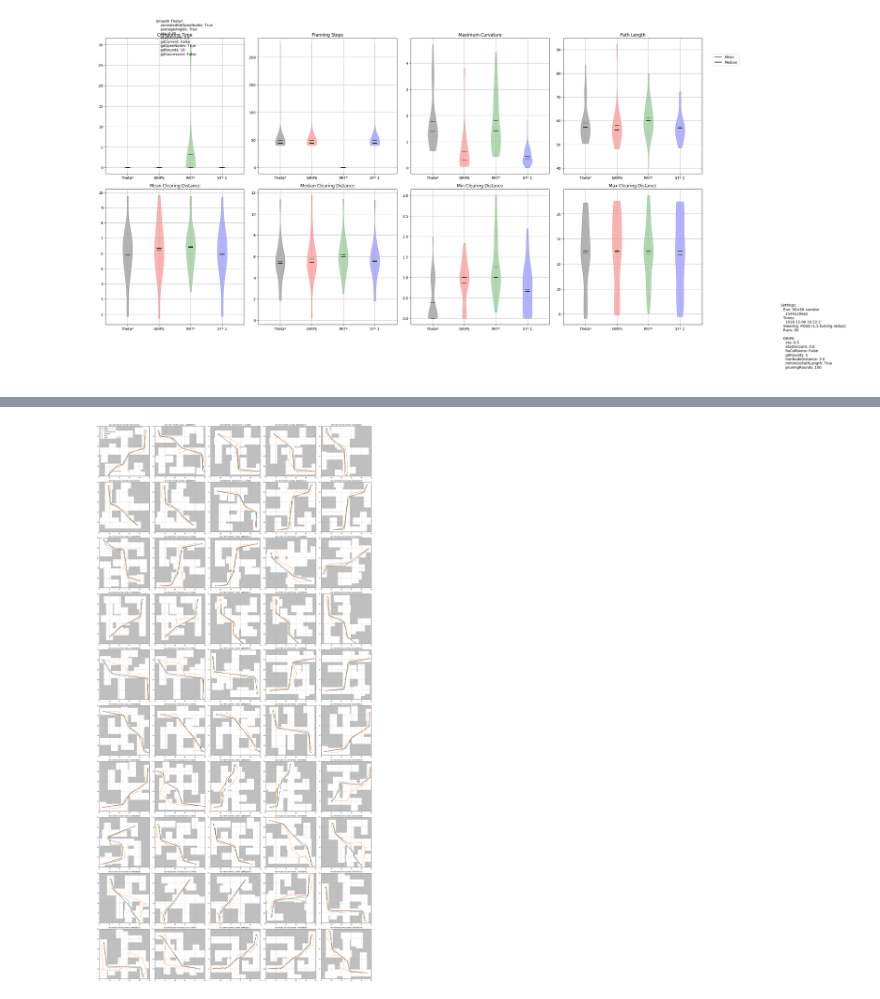
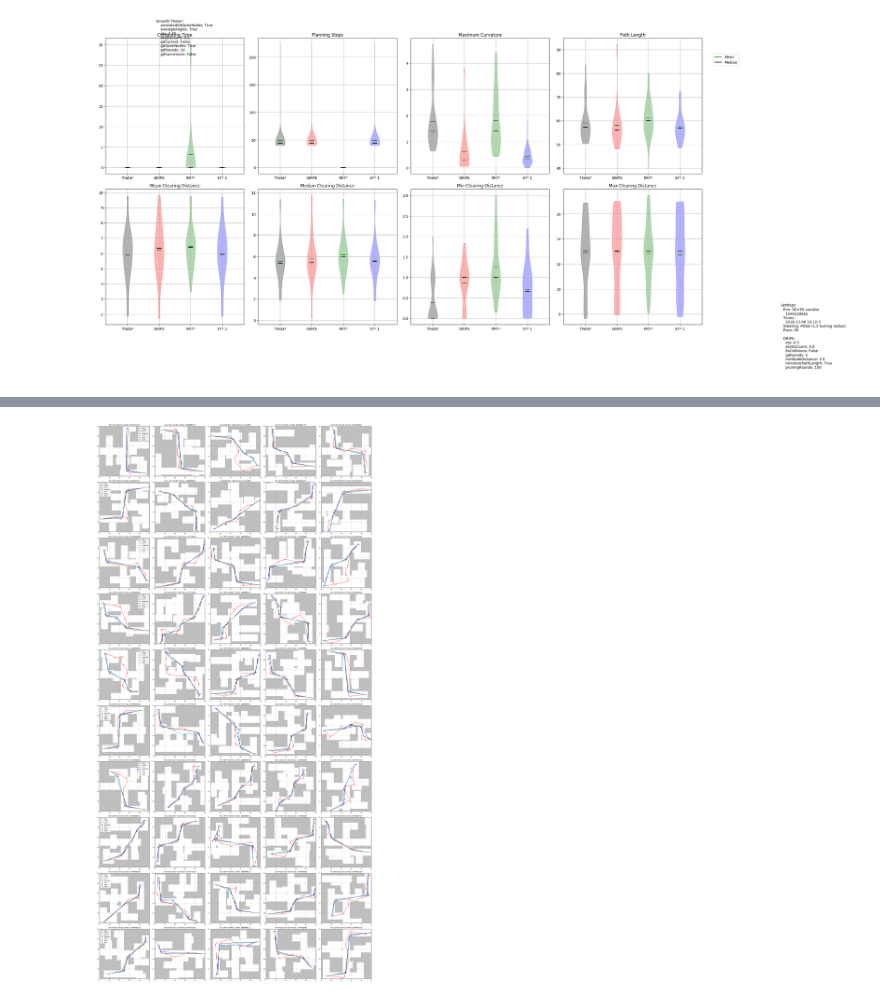
Before and after one commit to robot-motion/bench-mr, a Jupyter notebook: Benchmark.ipynb, the cells around one changed output, grey strips where cells are left out. Saved outputs shown, nothing was run; the diff lists cells and outputs as text; code cells hidden in the pictures.

Commit message:
Improved plotting

```diff
--- a/Benchmark.ipynb
+++ b/Benchmark.ipynb
@@ -151,9 +151,11 @@ plt.savefig("gd_multiple_logs.png", dpi=300, bbox_inches='tight')
 [figure]
 # %%
 from bitarray import bitarray
+import math
 
 data = [
-    json.load(open("/home/eric/catkin_ws/devel/lib/smooth_star/log/Reeds-Shepp 50x50 corridor 1544328574 2018-12-08 20:06:5.json", "r")),
+    json.load(open("/home/eric/catkin_ws/devel/lib/smooth_star/log/Reeds-Shepp 50x50 corridor 1540486525 2018-12-09 14:42:4.json", "r")),
+    json.load(open("/home/eric/catkin_ws/devel/lib/smooth_star/log/Reeds-Shepp 50x50 corridor 1540486525 2018-12-09 15:28:2.json", "r")),
 #     json.load(open("/home/eric/catkin_ws/devel/lib/smooth_star/log/Reeds-Shepp 50x50 random 1542671305 2018-12-06 10:14:4.json", "r")),
 #     json.load(open("cmake-build-release/log/Reeds-Shepp 50x50 random 1542671305 2018-11-21 12:12:5.json", "r")),
 #     json.load(open("cmake-build-release/log/Reeds-Shepp 50x50 random 1542671305 2018-11-21 12:15:4.json", "r")),
@@ -161,6 +163,7 @@ data = [
 ]
 
 MAX_PLOTS_PER_LINE = 5
+SHOW_NODES = True
 
 axes = [
     ["time", "steps", "curvature", "pathLength"],
@@ -175,39 +178,69 @@ axis_labels = [
 axes_h = MAX_PLOTS_PER_LINE
 axes_v = len(data[0]["runs"]) // MAX_PLOTS_PER_LINE + 1
 
+if len(data) > 1:
+    # check if environment seeds match between runs
+    seeds_0 = tuple([run["environment"]["seed"] for run in data[0]["runs"]])
+    for i in range(1, len(data)):
+        seeds_i = tuple([run["environment"]["seed"] for run in data[i]["runs"]])
+        if seeds_0 != seeds_i:
+            from IPython.core.display import display, HTML
+            display(HTML('<b style="color: #f00">ERROR: Environment seeds between benchmarks 0 and %i do not match!</b>' % i))
+
+    # print smooth star settings
+    table = "<tr>" + "".join(["<th>ST %i</th>" % (i+1) for i in range(len(data))]) + "</tr>"
+    table += "<tr>" + "".join(["<td><pre>%s</pre></td>" % json.dumps(d["settings"]["smoothStar"], indent=4) for d in data]) + "</tr>"
+    display(HTML('<table>%s</table>' % table))
+
 colors = ["black", "red", "green", "blue", "lightblue", "cyan", "turquoise", "teal"]
 
-def plot_run(i, run):
-    plt.grid()
-
+def plot_run(j, i, run, plot_only_trajectories=True):
     w = run["environment"]["width"]
     h = run["environment"]["height"]
-    plt.title("Run %i/%i (%i$\\times$%i %s %i)" % (i+1, len(data[0]["runs"]), w, h, run["environment"]["generator"], run["environment"]["seed"]))
-    map_data = np.array(list(bitarray(run["environment"]["map"]))).reshape((w+1, h+1))
-    map_data = 1. - np.flip(map_data, axis=0)
-    plt.imshow(map_data, cmap='gray', vmin=-1, vmax=1, alpha=0.5)
+    if not plot_only_trajectories:
+        plt.grid()
 
-    start = run["environment"]["start"]
-    goal = run["environment"]["goal"]
-    plt.scatter([start[0]], [h - start[1]], label="Start")
-    plt.scatter([goal[0]], [h - goal[1]], label="Goal")
+        plt.title("Run %i/%i (%i$\\times$%i %s %i)" % (i+1, len(data[0]["runs"]), w, h, run["environment"]["generator"], run["environment"]["seed"]))
+        map_data = np.array(list(bitarray(run["environment"]["map"]))).reshape((w+1, h+1))
+        map_data = 1. - np.flip(map_data, axis=0)
+        plt.imshow(map_data, cmap='gray', vmin=-1, vmax=1, alpha=0.5)
 
-    for planner, plan in run["plans"].items():
+        start = run["environment"]["start"]
+        goal = run["environment"]["goal"]
+        plt.scatter([start[0]], [h - start[1]], label="Start")
+        plt.scatter([goal[0]], [h - goal[1]], label="Goal")
+
+    for ip, (planner, plan) in enumerate(run["plans"].items()):
         path = np.array(plan["path"])
-        plt.plot(path[:, 0], h - path[:, 1], label=planner)
+        if len(data) > 1 and planner == "smoothThetaStar":
+            planner = "ST %i" % (j+1)
+        elif j > 0:
+            continue
+        color = colors[ip % len(colors)]
+        if j > 0:
+            color = colors[(ip + len(run["plans"])) % len(colors)]
+        plt.plot(path[:, 0], h - path[:, 1], label=planner, color=color)
+        if SHOW_NODES:
+            traj = np.array(plan["trajectory"])
+            plt.scatter(traj[:, 0], h-traj[:, 1], color=color, s=10)
+            for node in plan["trajectory"]:
+                dx, dy = math.cos(node[2]), math.sin(node[2])
+                plt.arrow(node[0], h-node[1], dx * 2., -dy * 2., color=color, width=0.01, head_width=0.2)
 
-    plt.gca().set_xlim([0, w])
-    plt.gca().set_ylim([0, h])
+    if not plot_only_trajectories:
+        plt.gca().set_xlim([0, w])
+        plt.gca().set_ylim([0, h])
 
-    if i == 0:
-        plt.legend()
+        if i % MAX_PLOTS_PER_LINE == 0:
+            plt.legend()
 
 
 plt.figure(figsize=(axes_h * 6, axes_v * 6))
-for i, run in enumerate(data[0]["runs"]):
-    plt.subplot(axes_v, axes_h, i+1)
-    plot_run(i, run)
+for j, d in enumerate(data):
+    for i, run in enumerate(d["runs"]):
+        plt.subplot(axes_v, axes_h, i+1)
+        plot_run(j, i, run, plot_only_trajectories=(j==0))
 
 plt.tight_layout()
-plt.savefig("trajectories.png", dpi=300, bbox_inches='tight')
+# plt.savefig("trajectories.png", dpi=300, bbox_inches='tight')
 # %% [output]
@@ -214 +249 @@ plt.savefig("trajectories.png", dpi=300, bbox_inches='tight')
-[figure, old version]
+[figure, new version]
```
Also changed, not shown: parts of 1 cell of this notebook, 1 other file.
